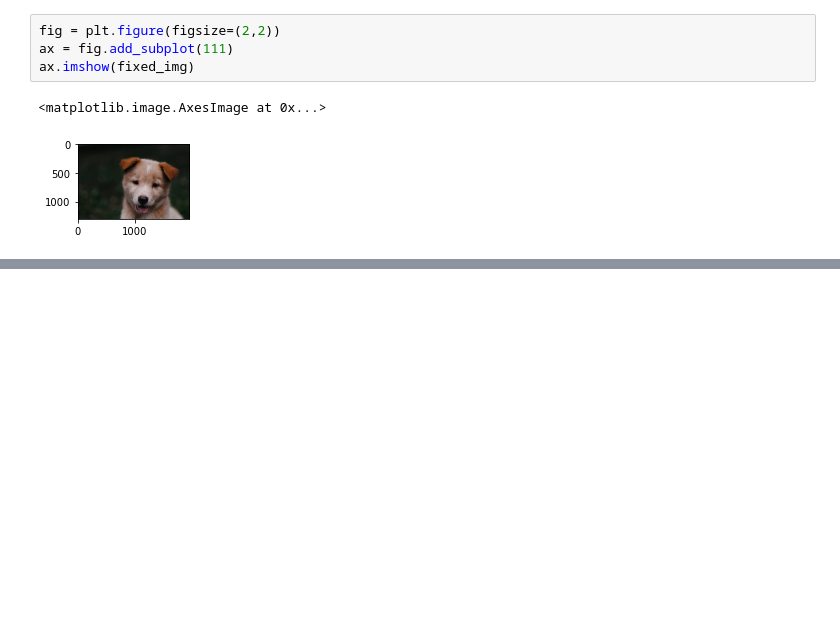
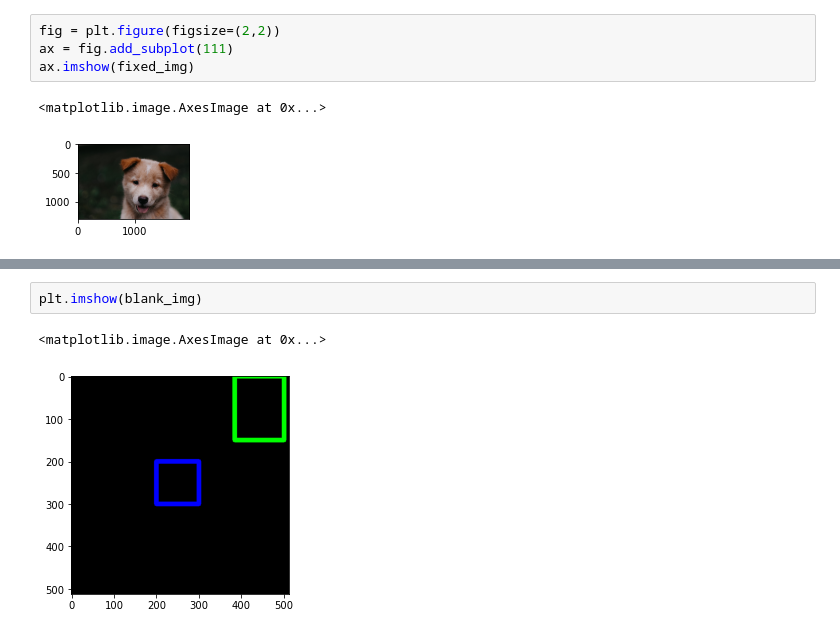
Before and after one commit to Elmiraniz/computer_vision_Udemy_course, a Jupyter notebook: section3.ipynb, the cells around one changed output, grey strips where cells are left out. Cells and saved outputs as stored; diff of their text form; blank space fills up the shorter version.

```diff
--- a/section3.ipynb
+++ b/section3.ipynb
@@ -105,0 +190,5 @@ ax.imshow(fixed_img)
+# %%
+plt.imshow(blank_img)
+# %% [output]
+<matplotlib.image.AxesImage at 0x...>
+[figure, added]
```
Also changed, not shown: parts of 26 cells of this notebook.
